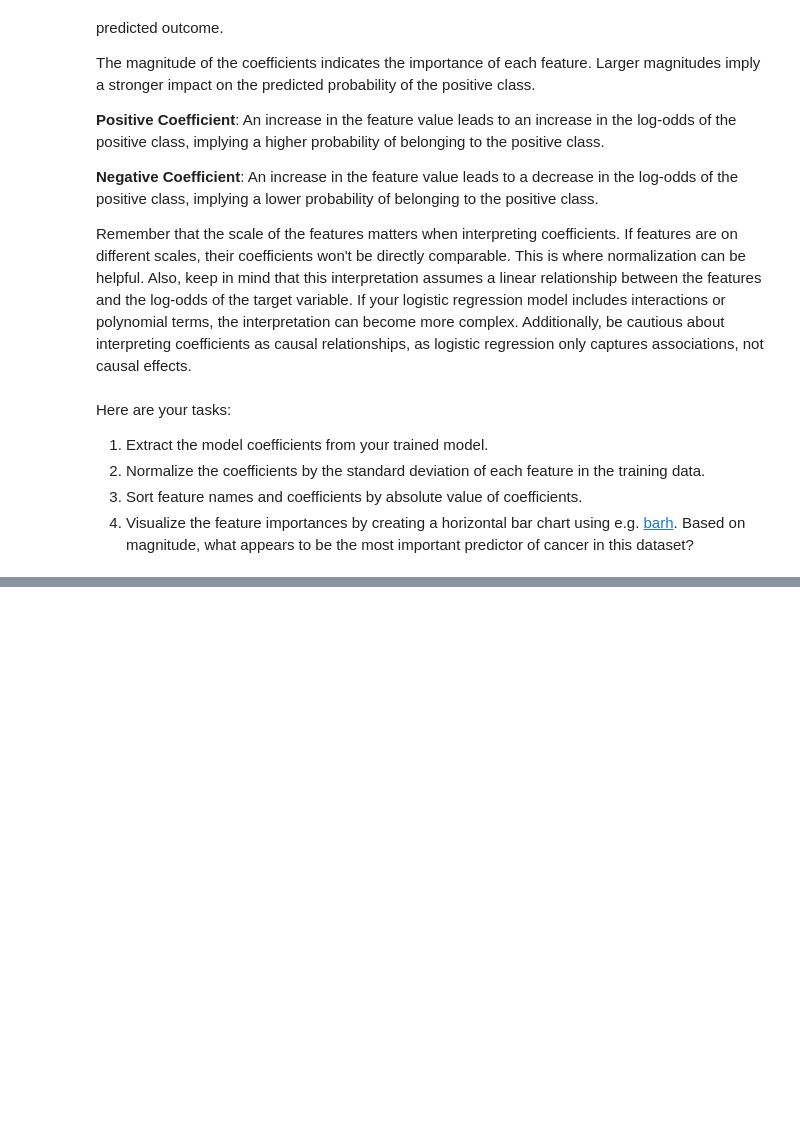
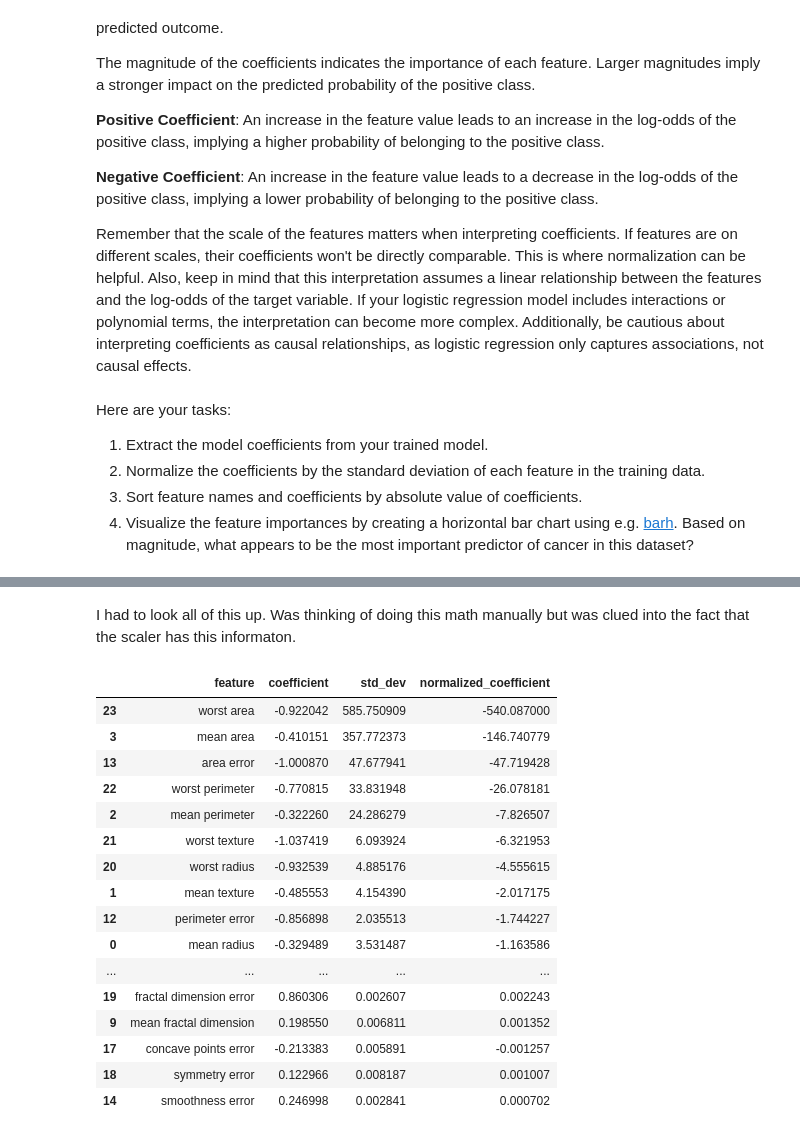
Before and after one commit to jgeiger81/sbml, a Jupyter notebook: 4.3 LogisticRegression/JasonG_MLE_MiniProject_Logistic_Regression.ipynb, the cells around one changed output, grey strips where cells are left out. Saved outputs shown, nothing was run; the diff lists cells and outputs as text; code cells hidden in the pictures; blank space fills up the shorter version.

```diff
--- a/4.3 LogisticRegression/JasonG_MLE_MiniProject_Logistic_Regression.ipynb
+++ b/4.3 LogisticRegression/JasonG_MLE_MiniProject_Logistic_Regression.ipynb
@@ -432,2 +567,24 @@ Here are your tasks:
+# %% [markdown]
+I had to look all of this up. Was thinking of doing this math manually but was clued into the fact that the scaler has this informaton.
 # %%
 # Sort feature names and coefficients by absolute value of coefficients
+norm_coef_df.sort_values(by='normalized_coefficient', key=abs, ascending=False, inplace=True)
+norm_coef_df
+# %% [output]
+|  | feature | coefficient | std_dev | normalized_coefficient |
+| 23 | worst area | -0.922042 | 585.750909 | -540.087000 |
+| 3 | mean area | -0.410151 | 357.772373 | -146.740779 |
+| 13 | area error | -1.000870 | 47.677941 | -47.719428 |
+| 22 | worst perimeter | -0.770815 | 33.831948 | -26.078181 |
+| 2 | mean perimeter | -0.322260 | 24.286279 | -7.826507 |
+| 21 | worst texture | -1.037419 | 6.093924 | -6.321953 |
+| 20 | worst radius | -0.932539 | 4.885176 | -4.555615 |
+| 1 | mean texture | -0.485553 | 4.154390 | -2.017175 |
+| 12 | perimeter error | -0.856898 | 2.035513 | -1.744227 |
+| 0 | mean radius | -0.329489 | 3.531487 | -1.163586 |
+| ... | ... | ... | ... | ... |
+| 19 | fractal dimension error | 0.860306 | 0.002607 | 0.002243 |
+| 9 | mean fractal dimension | 0.198550 | 0.006811 | 0.001352 |
+| 17 | concave points error | -0.213383 | 0.005891 | -0.001257 |
+| 18 | symmetry error | 0.122966 | 0.008187 | 0.001007 |
+| 14 | smoothness error | 0.246998 | 0.002841 | 0.000702 |
```
Also changed, not shown: parts of 20 cells of this notebook.
